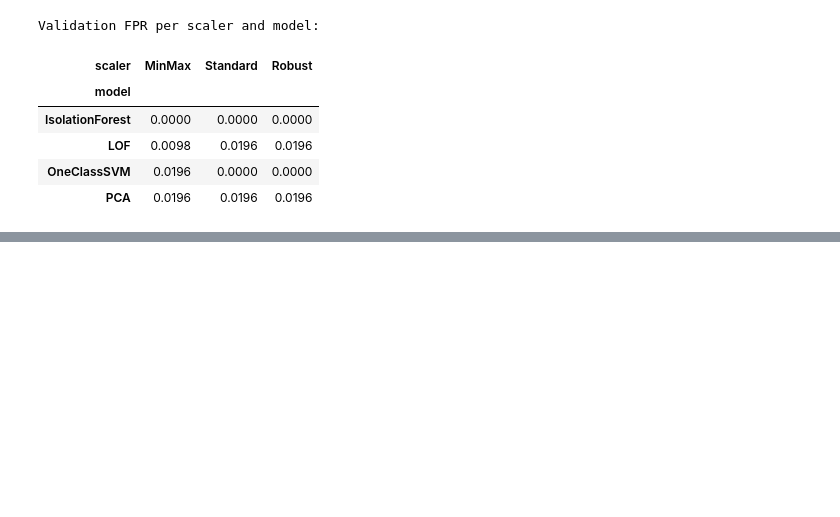
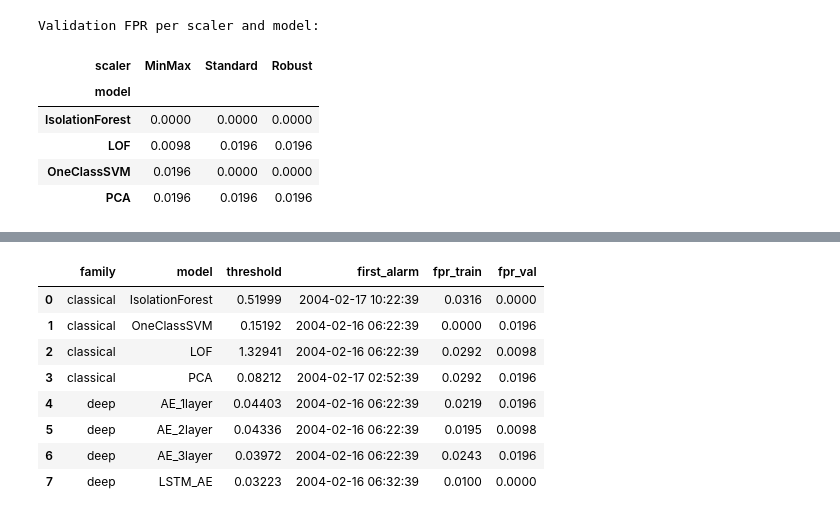
Before and after one commit to maidabiber/anomaly-detection-thesis, a Jupyter notebook: notebooks/analyze_2nd_test.ipynb, the cells around one changed output, grey strips where cells are left out. Saved outputs shown, nothing was run; the diff lists cells and outputs as text; code cells hidden in the pictures; blank space fills up the shorter version.

```diff
--- a/notebooks/analyze_2nd_test.ipynb
+++ b/notebooks/analyze_2nd_test.ipynb
@@ -727,0 +826,23 @@ LSTM_AE: first_alarm=2004-02-16 06:32:39  fpr_train=0.0100  fpr_val=0.0000 (prim
+# %%
+final_rows = []
+for name, r in classical_results.items():
+    final_rows.append({'family': 'classical', 'model': name, 'threshold': r['threshold'],
+                       'first_alarm': (r['alarm'].strftime('%Y-%m-%d %H:%M:%S') if r['alarm'] is not None else None),
+                       'fpr_train': r['fpr_train'], 'fpr_val': r['fpr_val']})
+for name in ['AE_1layer', 'AE_2layer', 'AE_3layer', 'LSTM_AE']:
+    r = deep_results[name]
+    final_rows.append({'family': 'deep', 'model': name, 'threshold': r['threshold'],
+                       'first_alarm': (r['alarm'].strftime('%Y-%m-%d %H:%M:%S') if r['alarm'] is not None else None),
+                       'fpr_train': r['fpr_train'], 'fpr_val': r['fpr_val']})
+final_df = pd.DataFrame(final_rows)
+display(final_df.style.format({'threshold': '{:.5f}', 'fpr_train': '{:.4f}', 'fpr_val': '{:.4f}'}))
+# %% [output]
+|  | family | model | threshold | first_alarm | fpr_train | fpr_val |
+| 0 | classical | IsolationForest | 0.51999 | 2004-02-17 10:22:39 | 0.0316 | 0.0000 |
+| 1 | classical | OneClassSVM | 0.15192 | 2004-02-16 06:22:39 | 0.0000 | 0.0196 |
+| 2 | classical | LOF | 1.32941 | 2004-02-16 06:22:39 | 0.0292 | 0.0098 |
+| 3 | classical | PCA | 0.08212 | 2004-02-17 02:52:39 | 0.0292 | 0.0196 |
+| 4 | deep | AE_1layer | 0.04403 | 2004-02-16 06:22:39 | 0.0219 | 0.0196 |
+| 5 | deep | AE_2layer | 0.04336 | 2004-02-16 06:22:39 | 0.0195 | 0.0098 |
+| 6 | deep | AE_3layer | 0.03972 | 2004-02-16 06:22:39 | 0.0243 | 0.0196 |
+| 7 | deep | LSTM_AE | 0.03223 | 2004-02-16 06:32:39 | 0.0100 | 0.0000 |
```
Also changed, not shown: parts of 12 cells of this notebook.
